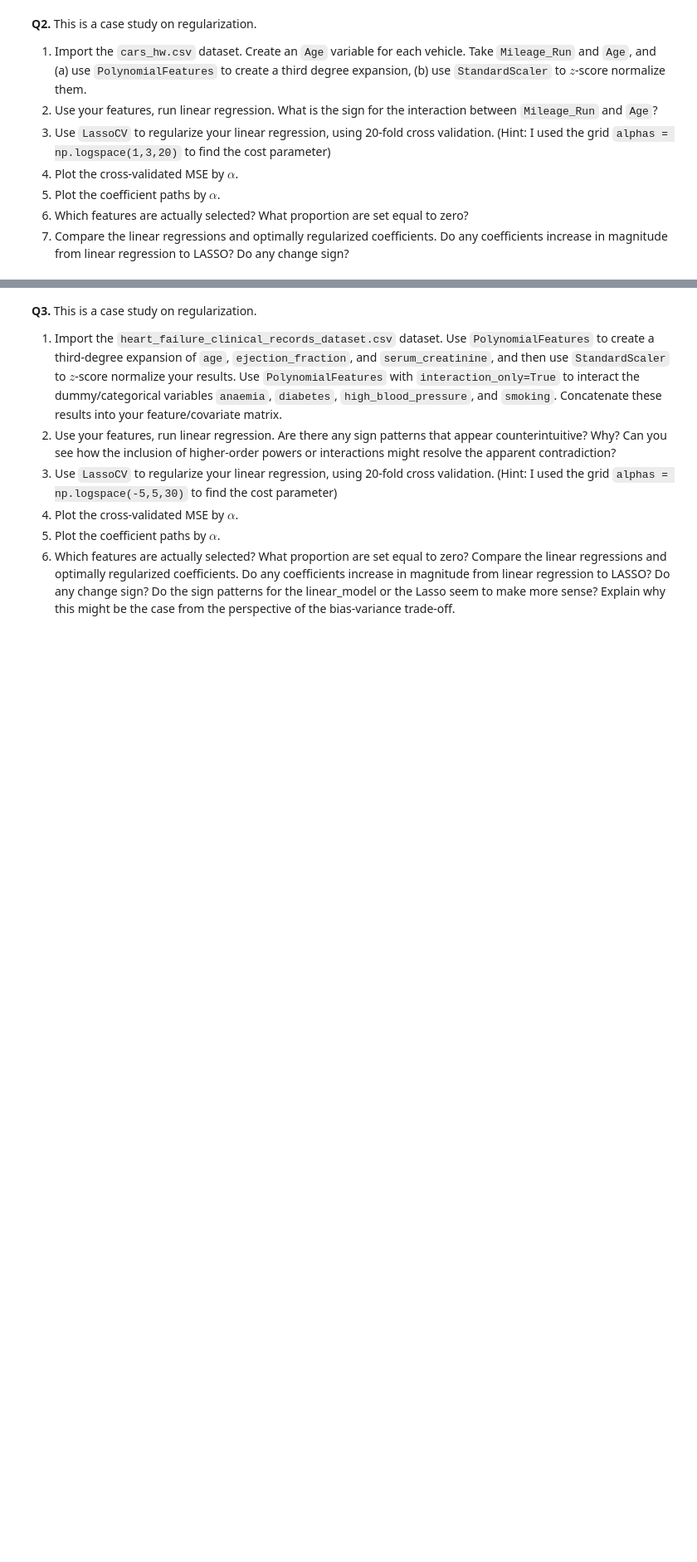
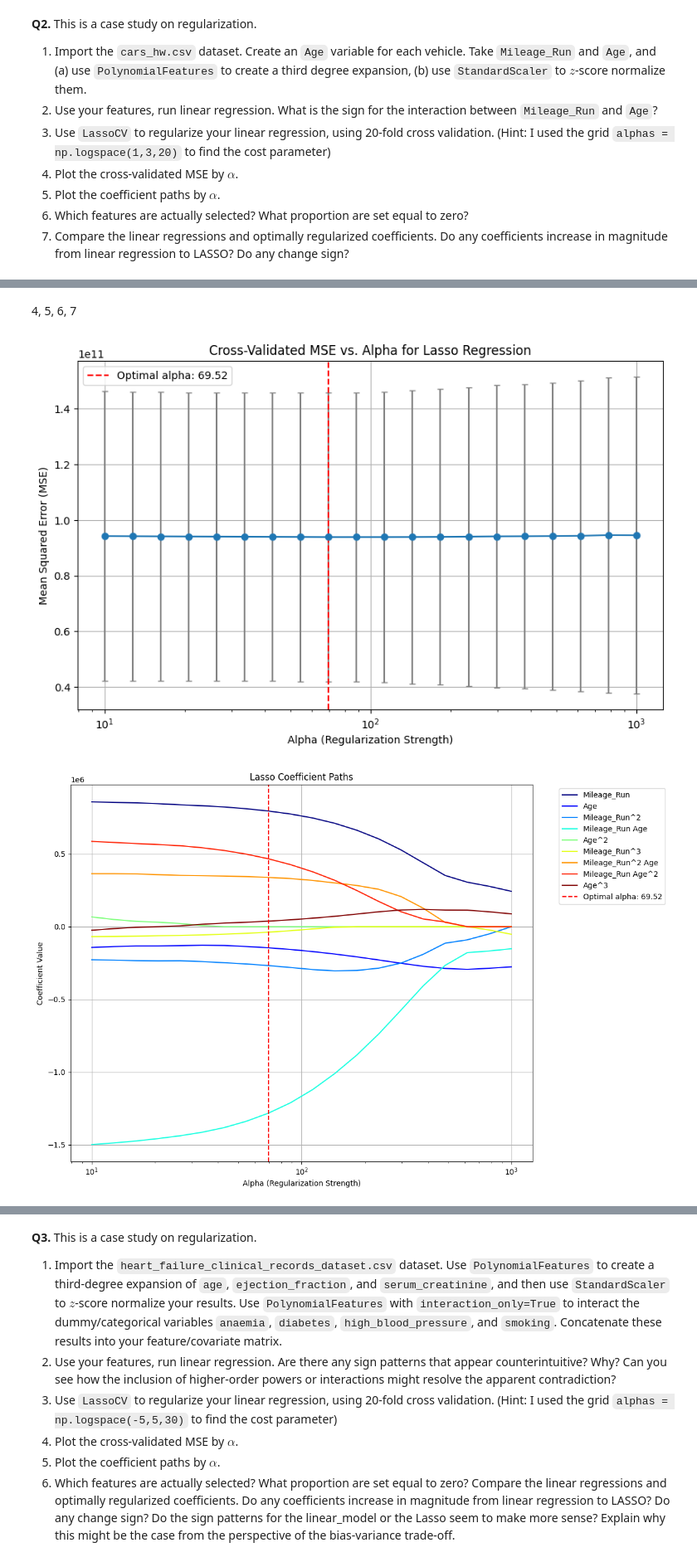
Before and after one commit to skang0812/undergrad_ml_assignments, a Jupyter notebook: 04_assignment_regularization.ipynb, the cells around one changed output, grey strips where cells are left out. Shown at 83% size. Drawn from its saved outputs; the diff is of its cells as text; code cells hidden in the pictures; blank space fills up the shorter version.

```diff
--- a/04_assignment_regularization.ipynb
+++ b/04_assignment_regularization.ipynb
@@ -23,0 +109,79 @@
+# %% [markdown]
+4, 5, 6, 7
+# %%
+# 4. plot the cross-validated MSE by alpha
+mse_mean = np.mean(lasso_cv.mse_path_, axis=1)
+mse_std = np.std(lasso_cv.mse_path_, axis=1)
+
+plt.figure(figsize=(10, 6))
+plt.errorbar(lasso_cv.alphas_, mse_mean, yerr=mse_std, fmt='-o', ecolor='gray', capsize=3)
+plt.xscale('log')
+plt.xlabel('Alpha (Regularization Strength)')
+plt.ylabel('Mean Squared Error (MSE)')
+plt.title('Cross-Validated MSE vs. Alpha for Lasso Regression')
+plt.axvline(lasso_cv.alpha_, linestyle='--', color='red', label=f'Optimal alpha: {lasso_cv.alpha_:.2f}')
+plt.legend()
+plt.grid(True)
+plt.show()
+
+# 5. plot the coefficient paths by alpha
+plt.figure(figsize=(12, 8))
+colors = plt.cm.jet(np.linspace(0, 1, len(feature_names)))
+
+alphas_path, coefs_path, _ = lasso_path(X_scaled, y, alphas=lasso_cv.alphas_)
+
+for i, name in enumerate(feature_names):
+    plt.plot(alphas_path, coefs_path[i], label=name, color=colors[i])
+
+plt.xscale('log')
+plt.xlabel('Alpha (Regularization Strength)')
+plt.ylabel('Coefficient Value')
+plt.title('Lasso Coefficient Paths')
+plt.axvline(lasso_cv.alpha_, linestyle='--', color='red', label=f'Optimal alpha: {lasso_cv.alpha_:.2f}')
+plt.legend(bbox_to_anchor=(1.05, 1), loc='upper left')
+plt.grid(True)
+plt.tight_layout()
+plt.show()
+
+# 6.
+lasso_optimal_coefs = lasso_cv.coef_
+zero_coefs = np.abs(lasso_optimal_coefs) < 1e-10
+num_zero_coefs = np.sum(zero_coefs)
+proportion_zero = num_zero_coefs / len(lasso_optimal_coefs)
+
+selected_features = [name for i, name in enumerate(feature_names) if not zero_coefs[i]]
+
+print("\n--- Q2.6 Analysis ---")
+print(f"Number of features selected (non-zero coefficients): {len(selected_features)}")
+print(f"Selected features: {selected_features}")
+print(f"Number of coefficients set to zero by Lasso: {num_zero_coefs}")
+print(f"Proportion of coefficients set to zero: {proportion_zero:.2%}")
+
+# 7.
+
+linear_reg_coefs = lr.coef_
+
+print("\n--- Q2.7 Analysis ---")
+print(f"{'Feature':<25} | {'Linear Reg Coef':>18} | {'Lasso Coef':>15} | {'Mag Increase':>15} | {'Sign Change':>15}")
+print(f"{'-'*25}-+-{'-'*18}-+-{'-'*15}-+-{'-'*15}-+-{'-'*15}")
+
+mag_increase_count = 0
+sign_change_count = 0
+
+for i, name in enumerate(feature_names):
+    lr_coef = linear_reg_coefs[i]
+    lasso_coef = lasso_optimal_coefs[i]
+
+    mag_increase = abs(lasso_coef) > abs(lr_coef)
+    sign_change = (np.sign(lr_coef) != np.sign(lasso_coef)) and (abs(lr_coef) > 1e-10 and abs(lasso_coef) > 1e-10)
+
+    if mag_increase: mag_increase_count += 1
+    if sign_change: sign_change_count += 1
+
+    print(f"{name:<25} | {lr_coef:>18.4f} | {lasso_coef:>15.4f} | {str(mag_increase):>15} | {str(sign_change):>15}")
+
+print(f"\nNumber of coefficients that increased in magnitude: {mag_increase_count}")
+print(f"Number of coefficients that changed sign: {sign_change_count}")
+# %% [output]
+[figure, added]
+[figure, added]
```
Also changed, not shown: parts of 12 cells of this notebook.
